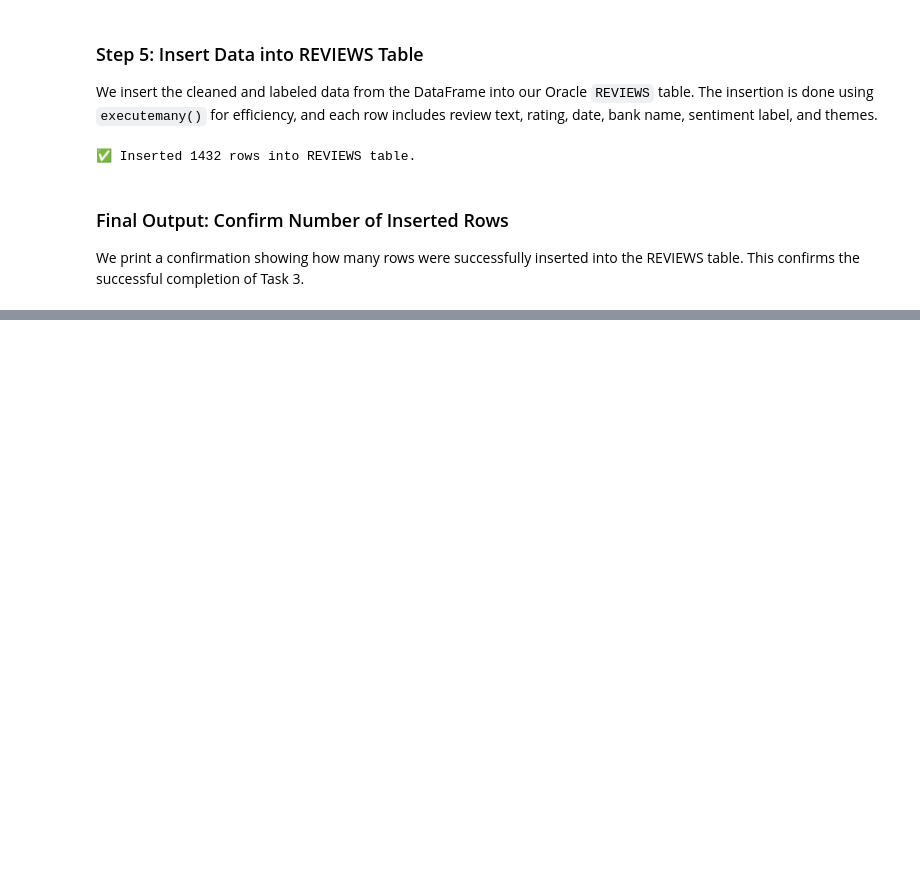
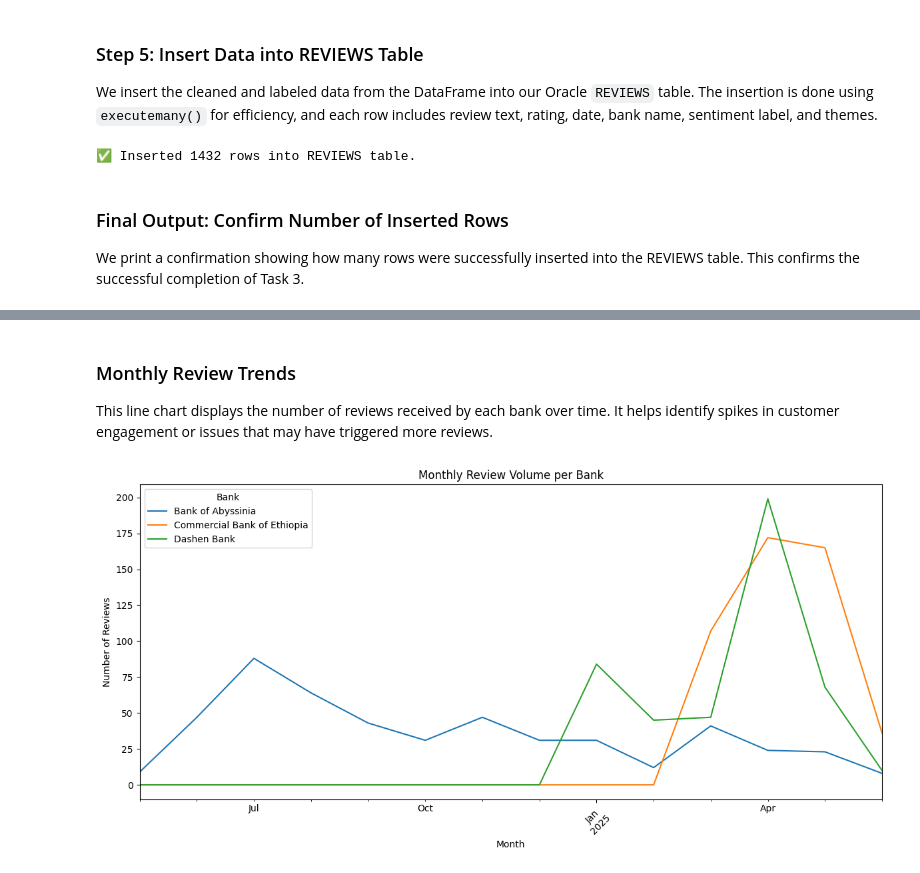
Before and after one commit to Becky-Chala/fintech-reviews-analytics, a Jupyter notebook: notebooks/task1_scraping.ipynb, the cells around one changed output, grey strips where cells are left out. Drawn from its saved outputs; the diff is of its cells as text; code cells hidden in the pictures; blank space fills up the shorter version.

```diff
--- a/notebooks/task1_scraping.ipynb
+++ b/notebooks/task1_scraping.ipynb
@@ -432,0 +507,18 @@ We print a confirmation showing how many rows were successfully inserted into th
+# %% [markdown]
+### Monthly Review Trends
+
+This line chart displays the number of reviews received by each bank over time. It helps identify spikes in customer engagement or issues that may have triggered more reviews.
+# %%
+df['Month'] = df['REVIEW_DATE'].dt.to_period('M')
+monthly_trend = df.groupby(['Month', 'BANK_NAME']).size().unstack(fill_value=0)
+
+monthly_trend.plot(figsize=(12, 6))
+plt.title("Monthly Review Volume per Bank")
+plt.xlabel("Month")
+plt.ylabel("Number of Reviews")
+plt.xticks(rotation=45)
+plt.legend(title="Bank")
+plt.tight_layout()
+plt.show()
+# %% [output]
+[figure, added]
```
Also changed, not shown: parts of 12 cells of this notebook.
